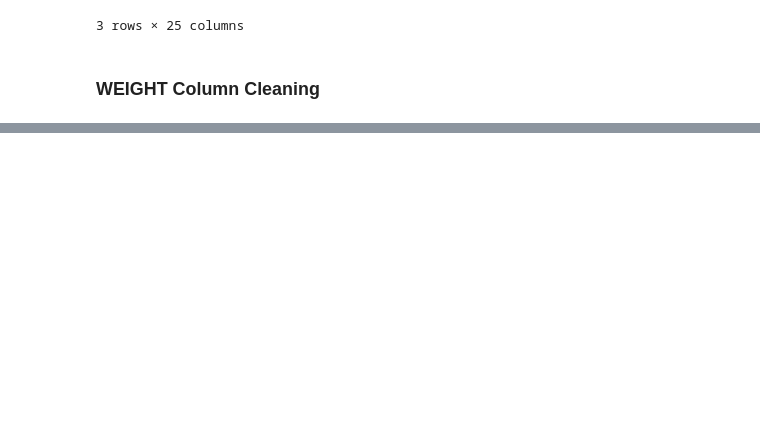
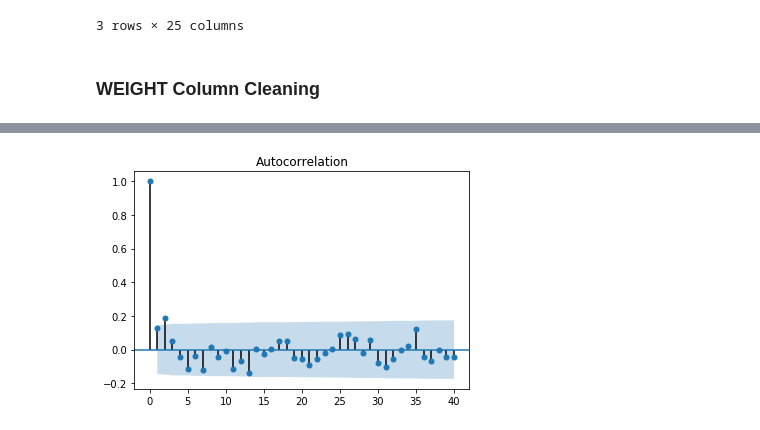
Before and after one commit to DanyalKhaliq/Machine-Learning-, a Jupyter notebook: DemandPredictionModel.ipynb, the cells around one changed output, grey strips where cells are left out. Saved outputs shown, nothing was run; the diff lists cells and outputs as text; code cells hidden in the pictures; blank space fills up the shorter version.

```diff
--- a/DemandPredictionModel.ipynb
+++ b/DemandPredictionModel.ipynb
@@ -92,0 +135,3 @@ df_initial['PRICE_BINNED'] = pd.cut(df_initial['UNIT_PRICE'], 4, labels=["low","
+# %%
+df_initial.loc[:,"WareHouse"][df_initial['REGION_NAME'].isin(['Sindh','Balochistan'])] = 'Karachi'
+df_initial.loc[:,"WareHouse"][~df_initial['REGION_NAME'].isin(['Sindh','Balochistan'])] = 'Lahore'
@@ -117,0 +154,7 @@ df_initial[(df_initial.UNIT_PRICE > 200000) & (df_initial.CATEGORY_LEVEL_2.isin(
+# %%
+df_Model = df_initial[['SKU','PRODUCT_NAME','DATE','Quantity','WareHouse']]
+# %%
+df_Model = df_Model.groupby(by=['SKU','DATE'], as_index=False)['Quantity'].sum()
+df_Model.sort_values('DATE',ascending=True, inplace = True)
+df_Model.DATE = pd.to_datetime(df_Model['DATE'])
+df_Model = df_Model.set_index('DATE')
@@ -117,0 +163,13 @@ df_initial[(df_initial.UNIT_PRICE > 200000) & (df_initial.CATEGORY_LEVEL_2.isin(
+# %%
+dataTS = df_Model[df_Model.SKU == 'SH069FA039PJONAFAMZ'][['Quantity']]
+q = dataTS.Quantity.quantile(0.96)
+
+dataTS.Quantity[dataTS.Quantity > dataTS.Quantity.quantile(0.96)] = int(q)
+
+q = dataTS.Quantity.quantile(0.01)
+
+dataTS.Quantity[dataTS.Quantity < dataTS.Quantity.quantile(0.01)] = int(q)
+
+series = dataTS.copy()
+series.plot()
+series.hist()
@@ -117,0 +216,9 @@ df_initial[(df_initial.UNIT_PRICE > 200000) & (df_initial.CATEGORY_LEVEL_2.isin(
+# %%
+#from pandas.tools.plotting import autocorrelation_plot
+#autocorrelation_plot(series)
+from statsmodels.graphics.tsaplots import plot_acf
+plot_acf(series,lags=40)
+print('')
+#series = np.array(series, dtype=np.float64)
+# %% [output]
+[figure, added]
```
Also changed, not shown: parts of 35 cells of this notebook.
